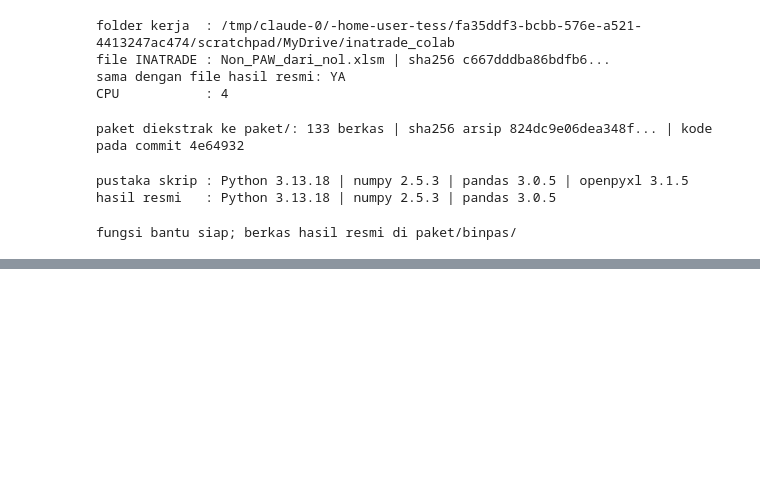
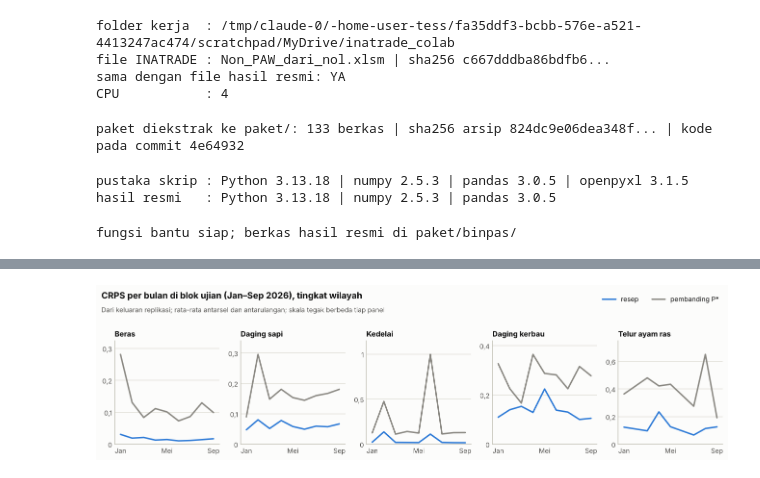
Before and after one commit to harits766/tess, a Jupyter notebook: binpas/colab/05_inatrade_tujuh_komoditas.ipynb, the cells around one changed output, grey strips where cells are left out. Drawn from its saved outputs; the diff is of its cells as text; code cells hidden in the pictures; blank space fills up the shorter version.

```diff
--- a/binpas/colab/05_inatrade_tujuh_komoditas.ipynb
+++ b/binpas/colab/05_inatrade_tujuh_komoditas.ipynb
@@ -2549,0 +2787,4 @@ tidak ada penyetelan ulang (ULANG_PENYETELAN kosong).
+# %%
+grafik_u1_bulanan()
+# %% [output]
+[figure, added]
```
Also changed, not shown: parts of 70 cells of this notebook, 2 other files.
